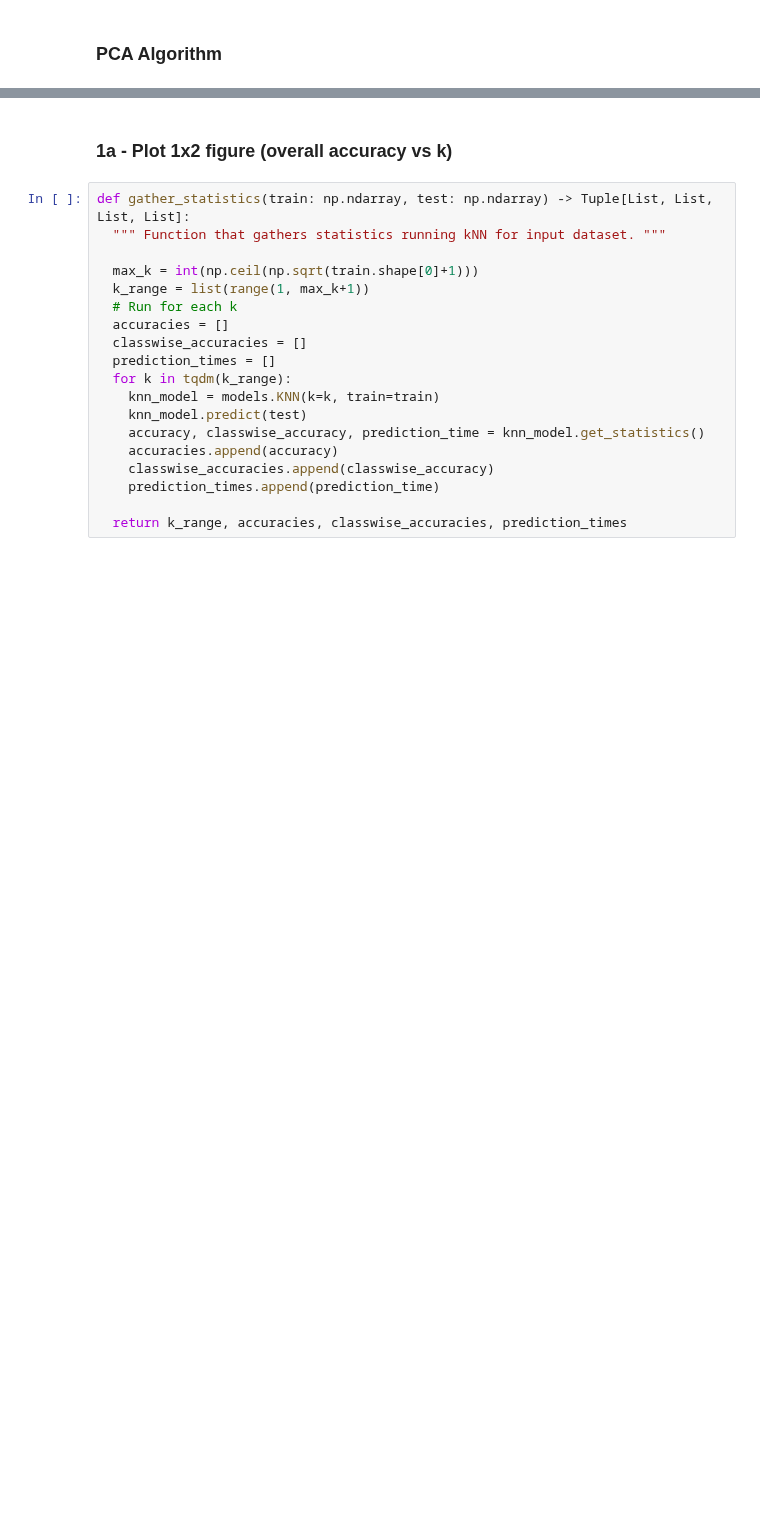
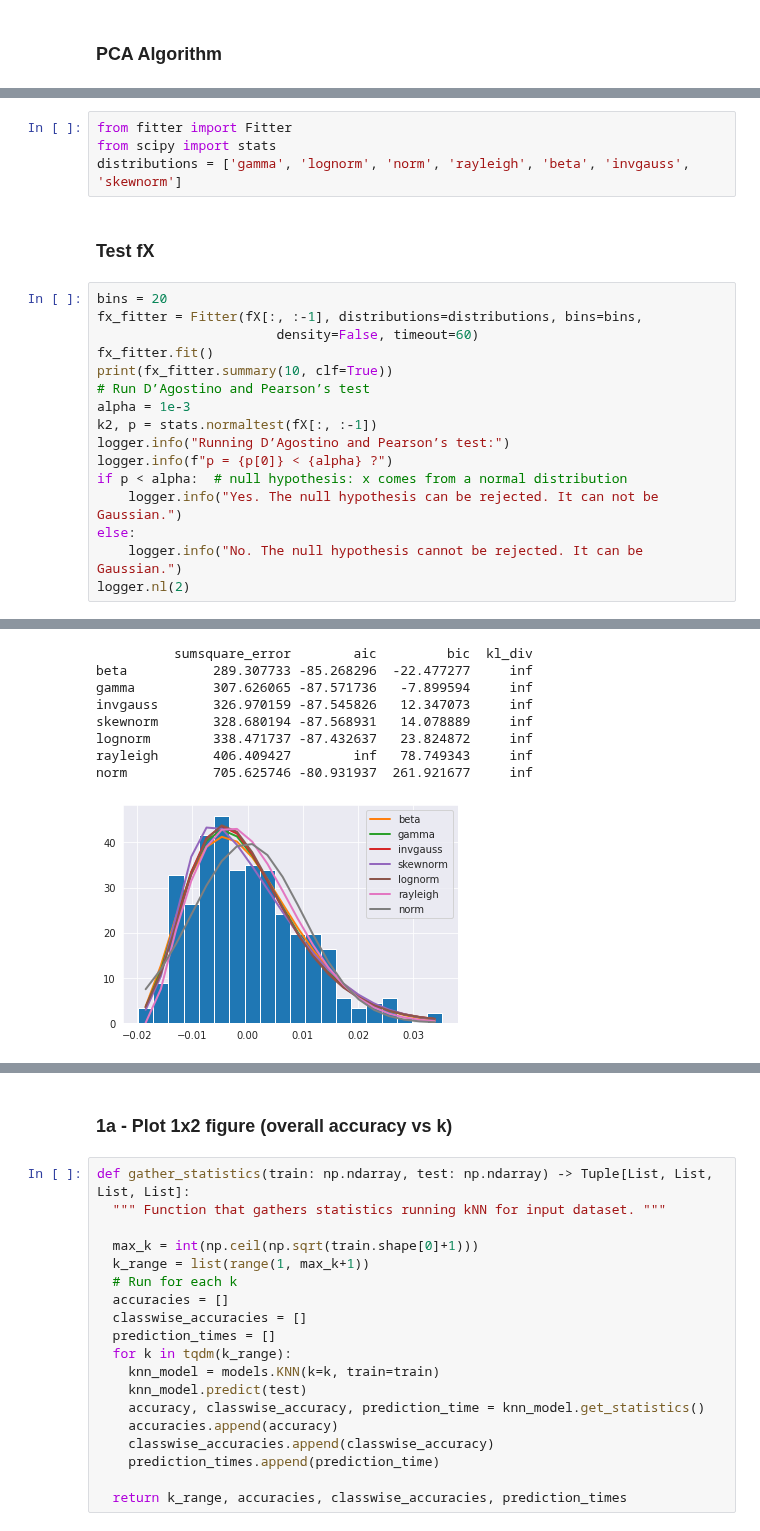
Before and after one commit to drkostas/Machine-Learning-Algorithms, a Jupyter notebook: Project3.ipynb, the cells around one changed output, grey strips where cells are left out. Saved outputs shown, nothing was run; the diff lists cells and outputs as text; blank space fills up the shorter version.

```diff
--- a/Project3.ipynb
+++ b/Project3.ipynb
@@ -174,0 +164,23 @@ knn_pima.print_statistics(name='Pima')
+# %%
+from fitter import Fitter
+from scipy import stats
+distributions = ['gamma', 'lognorm', 'norm', 'rayleigh', 'beta', 'invgauss', 'skewnorm']
+# %% [markdown]
+### Test fX
+# %%
+bins = 20
+fx_fitter = Fitter(fX[:, :-1], distributions=distributions, bins=bins,
+                       density=False, timeout=60)
+fx_fitter.fit()
+print(fx_fitter.summary(10, clf=True))
+# Run D’Agostino and Pearson’s test
+alpha = 1e-3
+k2, p = stats.normaltest(fX[:, :-1])
+logger.info("Running D’Agostino and Pearson’s test:")
+logger.info(f"p = {p[0]} < {alpha} ?")
+if p < alpha:  # null hypothesis: x comes from a normal distribution
+    logger.info("Yes. The null hypothesis can be rejected. It can not be Gaussian.")
+else:
+    logger.info("No. The null hypothesis cannot be rejected. It can be Gaussian.")
+logger.nl(2)
+# %% [output]
@@ -174,0 +190,9 @@ knn_pima.print_statistics(name='Pima')
+          sumsquare_error        aic         bic  kl_div
+beta           289.307733 -85.268296  -22.477277     inf
+gamma          307.626065 -87.571736   -7.899594     inf
+invgauss       326.970159 -87.545826   12.347073     inf
+skewnorm       328.680194 -87.568931   14.078889     inf
+lognorm        338.471737 -87.432637   23.824872     inf
+rayleigh       406.409427        inf   78.749343     inf
+norm           705.625746 -80.931937  261.921677     inf
+[figure, added]
```
Also changed, not shown: parts of 34 cells of this notebook, 5 other files.
